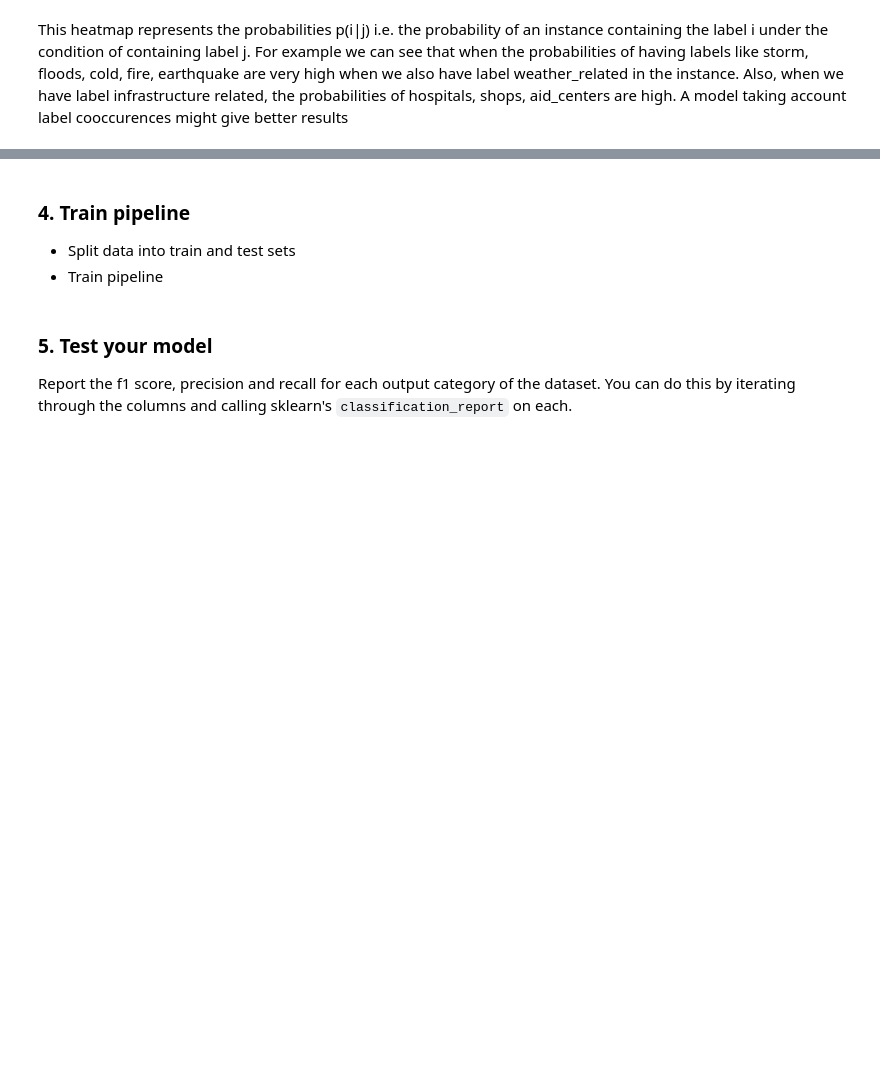
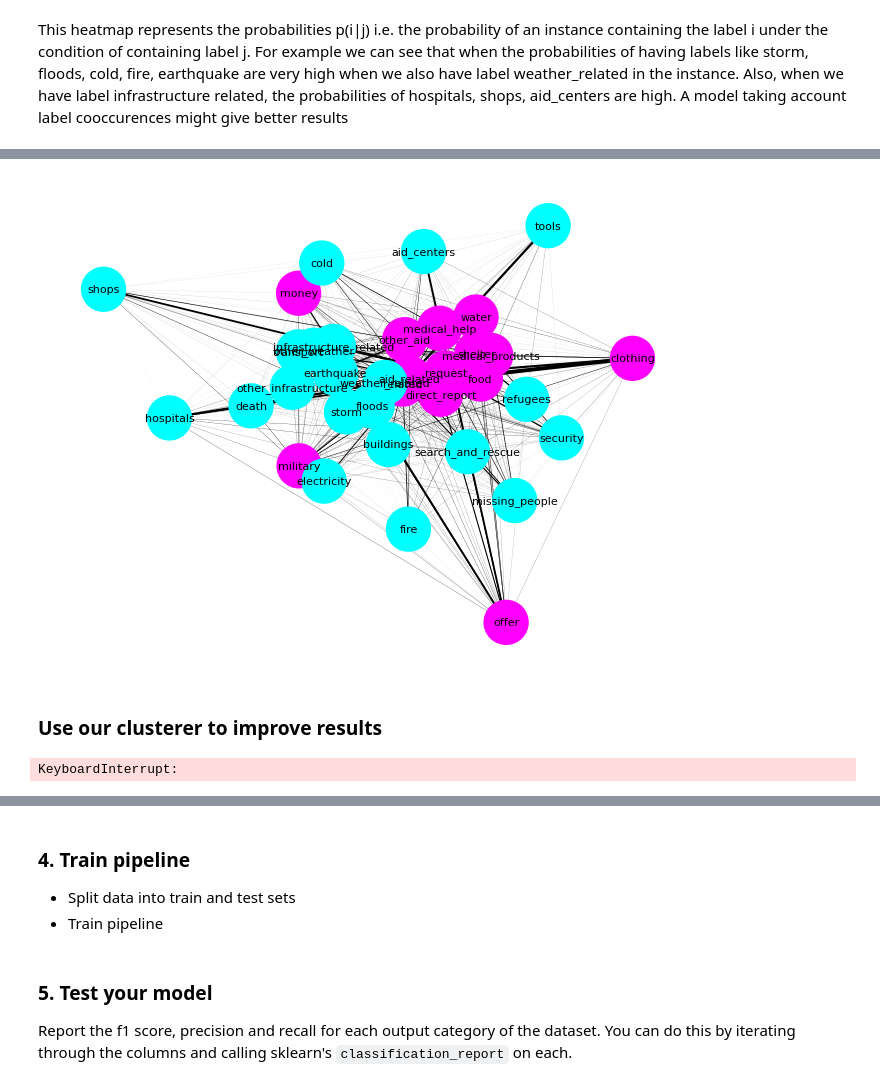
Before and after one commit to benjtlv/Disaster-Response-Multi-Label, a Jupyter notebook: ML Pipeline Preparation.ipynb, the cells around one changed output, grey strips where cells are left out. Cells and saved outputs as stored; diff of their text form; code cells hidden in the pictures; blank space fills up the shorter version.

```diff
--- a/ML Pipeline Preparation.ipynb
+++ b/ML Pipeline Preparation.ipynb
@@ -700,0 +1112,26 @@ A model taking account label cooccurences might give better results
+# %%
+clusterer = NetworkXLabelGraphClusterer(graph_builder, method='louvain')
+# %%
+vectorizer = TfidfVectorizer(stop_words=stop_words, ngram_range=(1,3))
+vectorizer.fit(df_train['message'])
+X_train = vectorizer.transform(df_train['message'])
+partition = clusterer.fit_predict(X_train, np.array(y_train))
+# %%
+membership_vector = to_membership_vector(partition)
+# %%
+import networkx as nx
+names_dict = dict(enumerate(x for x in category_colnames))
+# %%
+nx.draw(
+    clusterer.graph_,
+    pos=nx.spring_layout(clusterer.graph_),
+    labels=names_dict,
+    with_labels = True,
+    width = [10*x/y_train.shape[0] for x in clusterer.weights_['weight']],
+    node_color = [membership_vector[i] for i in range(y_train.shape[1])],
+    cmap=plt.cm.cool_r,
+    node_size=1000,
+    font_size=8
+)
+# %% [output]
+[figure, added]
@@ -700,0 +1140,2 @@ A model taking account label cooccurences might give better results
+# %% [markdown]
+### Use our clusterer to improve results
@@ -700,0 +1178,20 @@ A model taking account label cooccurences might give better results
+# %%
+from skmultilearn.ensemble import LabelSpacePartitioningClassifier
+
+classifier = LabelSpacePartitioningClassifier(
+    classifier = BinaryRelevance(
+        classifier = RandomForestClassifier(),
+        require_dense = [False, True]
+    ),
+    clusterer = NetworkXLabelGraphClusterer(graph_builder, method='louvain')
+)
+
+pipeline = Pipeline([
+    ('tfidf_vectorizer', TfidfVectorizer(tokenizer=tokenize, stop_words=stop_words, ngram_range=(1, 3))),
+    ('model', classifier)
+])
+
+pipeline.fit(df_train['message'], y_train)
+classification_metrics(y_test, pipeline.predict(df_test['message']))
+# %% [output]
+KeyboardInterrupt:
```
Also changed, not shown: parts of 116 cells of this notebook, 10 other files.
